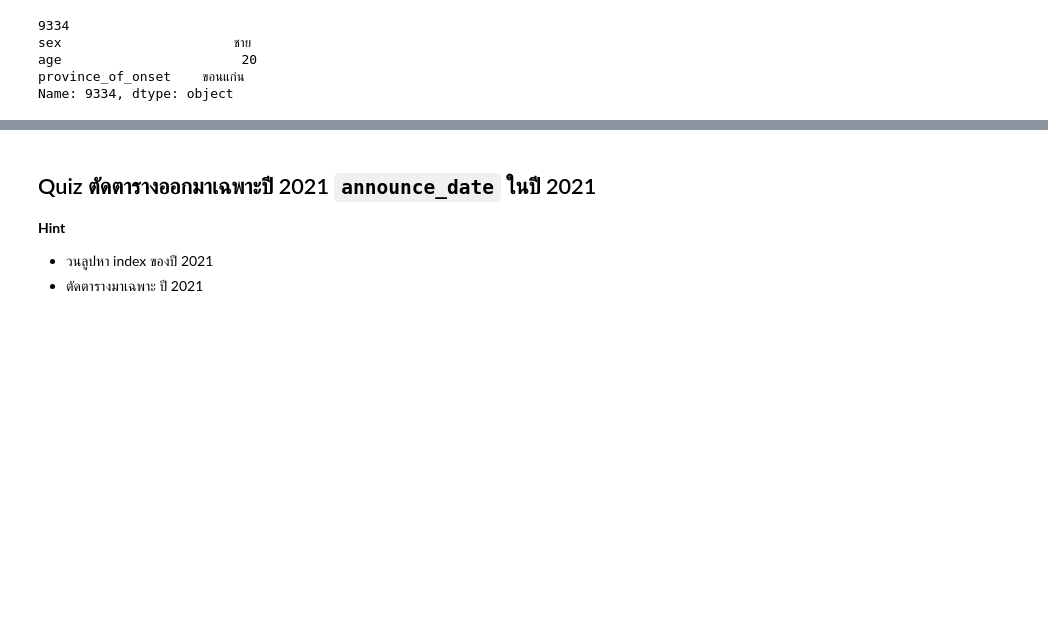
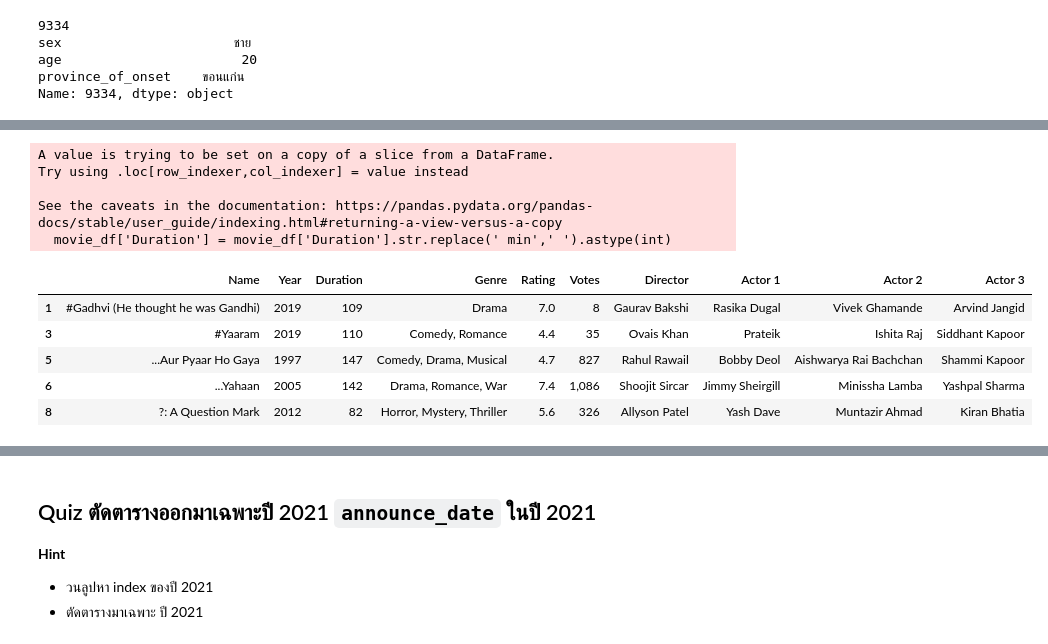
Before and after one commit to Natthaphatz007/Python_dataviz2024, a Jupyter notebook: Pandas_101.ipynb, the cells around one changed output, grey strips where cells are left out. Cells and saved outputs as stored; diff of their text form; code cells hidden in the pictures; blank space fills up the shorter version.

```diff
--- a/Pandas_101.ipynb
+++ b/Pandas_101.ipynb
@@ -848,0 +907,2 @@ Name: 9334, dtype: object
+# %%
+movie_df['Year'] = movie_df['Year'].str.replace('(',' ').str.replace(')',' ').astype(int)
@@ -848,0 +915,17 @@ Name: 9334, dtype: object
+# %%
+movie_df['Duration'] = movie_df['Duration'].str.replace(' min',' ').astype(int)
+# %% [output]
+A value is trying to be set on a copy of a slice from a DataFrame.
+Try using .loc[row_indexer,col_indexer] = value instead
+
+See the caveats in the documentation: https://pandas.pydata.org/pandas-docs/stable/user_guide/indexing.html#returning-a-view-versus-a-copy
+  movie_df['Duration'] = movie_df['Duration'].str.replace(' min',' ').astype(int)
+# %%
+movie_df.head()
+# %% [output]
+|  | Name | Year | Duration | Genre | Rating | Votes | Director | Actor 1 | Actor 2 | Actor 3 |
+| 1 | #Gadhvi (He thought he was Gandhi) | 2019 | 109 | Drama | 7.0 | 8 | Gaurav Bakshi | Rasika Dugal | Vivek Ghamande | Arvind Jangid |
+| 3 | #Yaaram | 2019 | 110 | Comedy, Romance | 4.4 | 35 | Ovais Khan | Prateik | Ishita Raj | Siddhant Kapoor |
+| 5 | ...Aur Pyaar Ho Gaya | 1997 | 147 | Comedy, Drama, Musical | 4.7 | 827 | Rahul Rawail | Bobby Deol | Aishwarya Rai Bachchan | Shammi Kapoor |
+| 6 | ...Yahaan | 2005 | 142 | Drama, Romance, War | 7.4 | 1,086 | Shoojit Sircar | Jimmy Sheirgill | Minissha Lamba | Yashpal Sharma |
+| 8 | ?: A Question Mark | 2012 | 82 | Horror, Mystery, Thriller | 5.6 | 326 | Allyson Patel | Yash Dave | Muntazir Ahmad | Kiran Bhatia |
```
Also changed, not shown: parts of 13 cells of this notebook.
